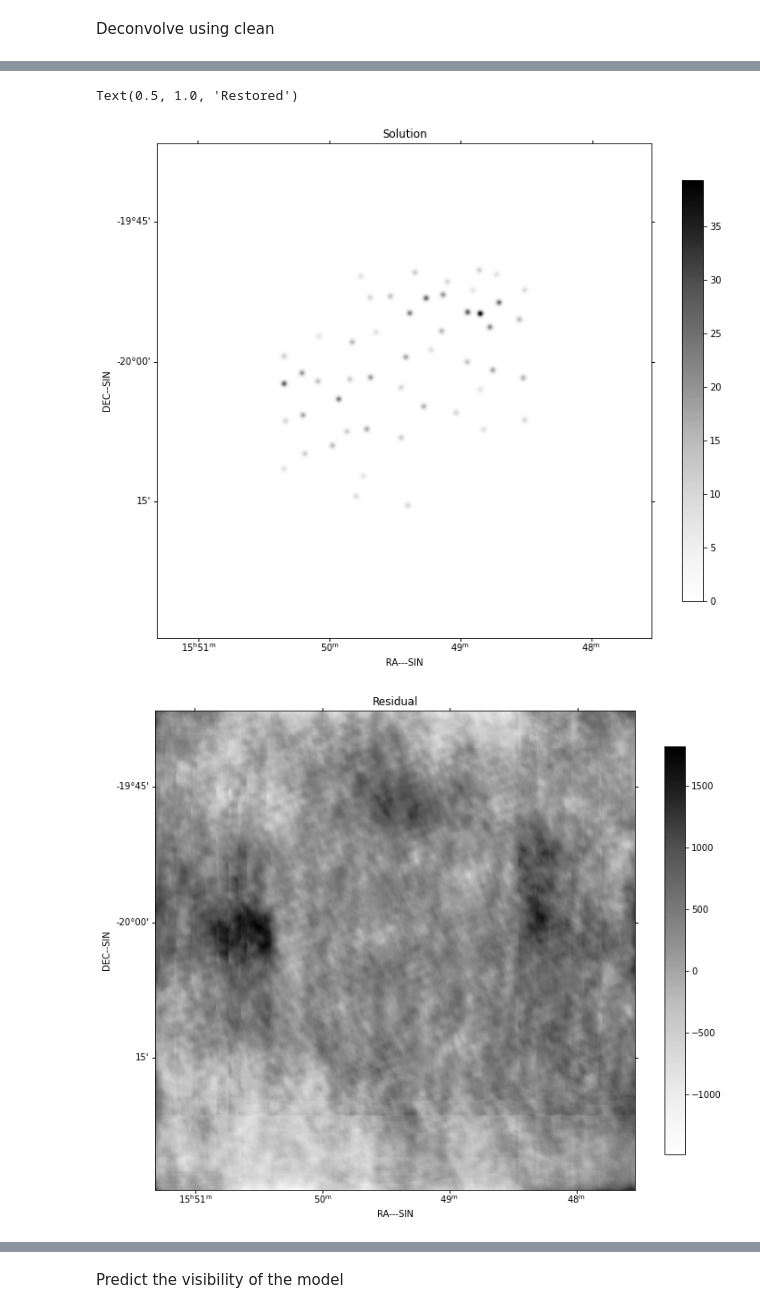
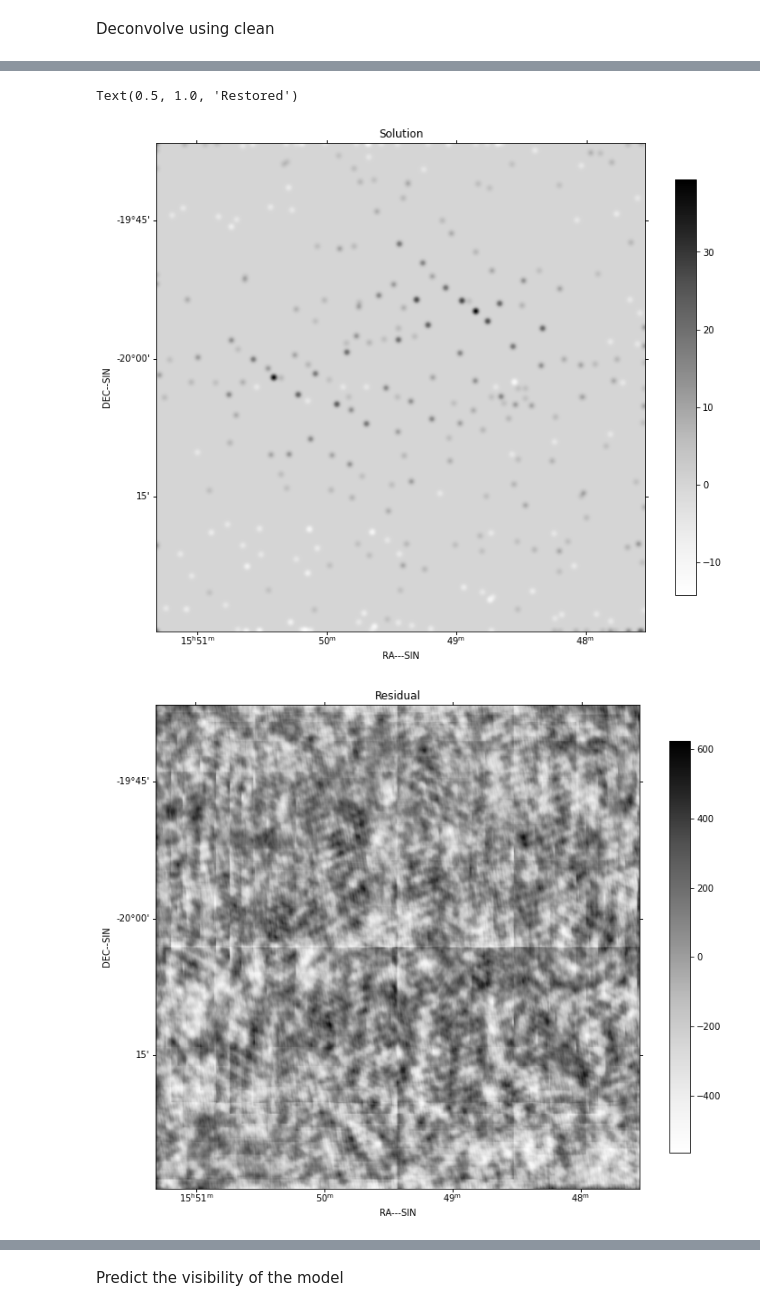
Before and after one commit to astronomical-data-processing/museros2020, a Jupyter notebook: examples/imaging.ipynb, the cells around one changed output, grey strips where cells are left out. Saved outputs shown, nothing was run; the diff lists cells and outputs as text; code cells hidden in the pictures.

Commit message:
decon

```diff
--- a/examples/imaging.ipynb
+++ b/examples/imaging.ipynb
@@ -67,8 +67,12 @@ msfile = muser_output_path("CSRH_20151122-125000_100457483.ms")
 ch= numpy.arange(1)
 vis = create_blockvisibility_from_ms(msfile,  start_chan=52,end_chan=52)
 
-from rascil.processing_components.flagging.operations import flagging_blockvisibility
+from rascil.processing_components.flagging.operations import flagging_blockvisibility,flagging_blockvisibility_with_bl
 bvis = flagging_blockvisibility(vis[0], antenna=[8,9,10,11,27])
+baseline = [ [4,0],[4,1],[5,4],[21,4],[24,4],[25,4],[26,4],[27,4],[28,4],[29,4],[30,4],[31,4],[32,4],[36,4],[38,4],[39,4]]
+baseline.append([[17,4],[17,13],[19,17],[26,17],[27,17],[28,17],[29,17],[30,17],[31,17],[39,17]])
+bvis = flagging_blockvisibility_with_bl(vis[0],baseline)
 
+# Flagging
 vt = convert_blockvisibility_to_visibility(bvis)
 # %% [output]
@@ -169,8 +159,8 @@ create_image_from_visibility: image shape is [1, 2, 1024, 1024]
 # %% [markdown]
 Deconvolve using clean
 # %%
-comp, residual = deconvolve_cube(dirty, psf, niter=50, threshold=0.001, fractional_threshold=0.001,
-                                 window_shape='quarter', gain=0.7, scales=[0, 3, 10, 30])
+comp, residual = deconvolve_cube(dirty, psf, niter=300, threshold=0.001, fractional_threshold=0.001,
+                                 gain=0.7,algorithm='msclean',scales=[0, 3, 10, 30])
 
 restored = restore_cube(comp, psf, residual)
 
@@ -203,3 +193,3 @@ restore_cube: psfwidth = Parameter('y_stddev', value=4.121250617936938)
 Text(0.5, 1.0, 'Restored')
-[figure, old version]
+[figure, new version]
-[figure, old version]
+[figure, new version]
```
Also changed, not shown: parts of 4 cells of this notebook, 2 other files.
